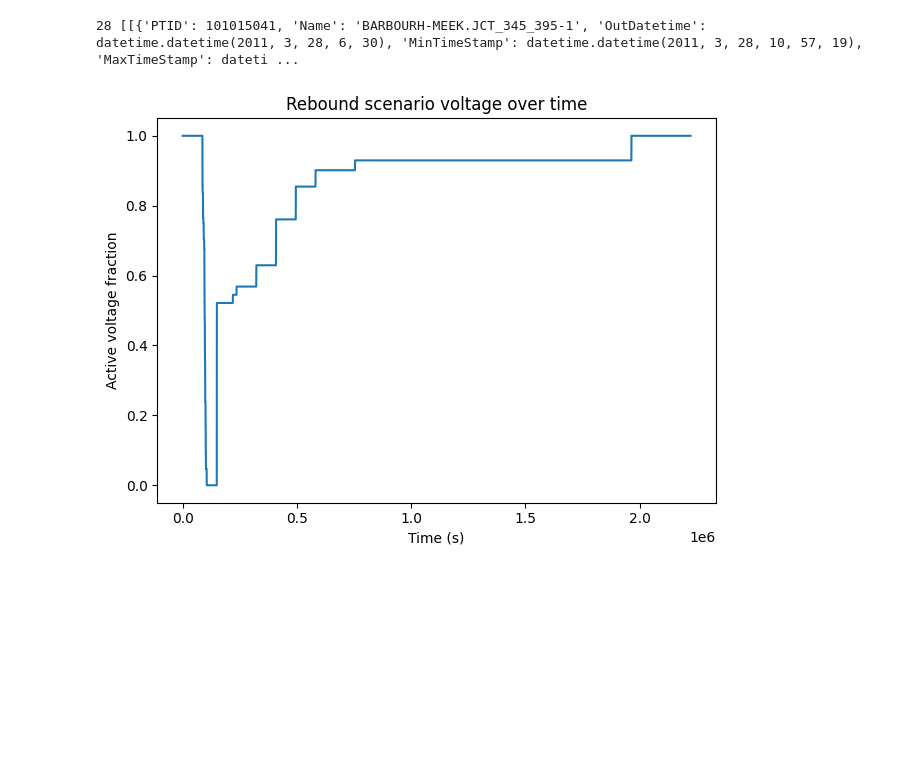
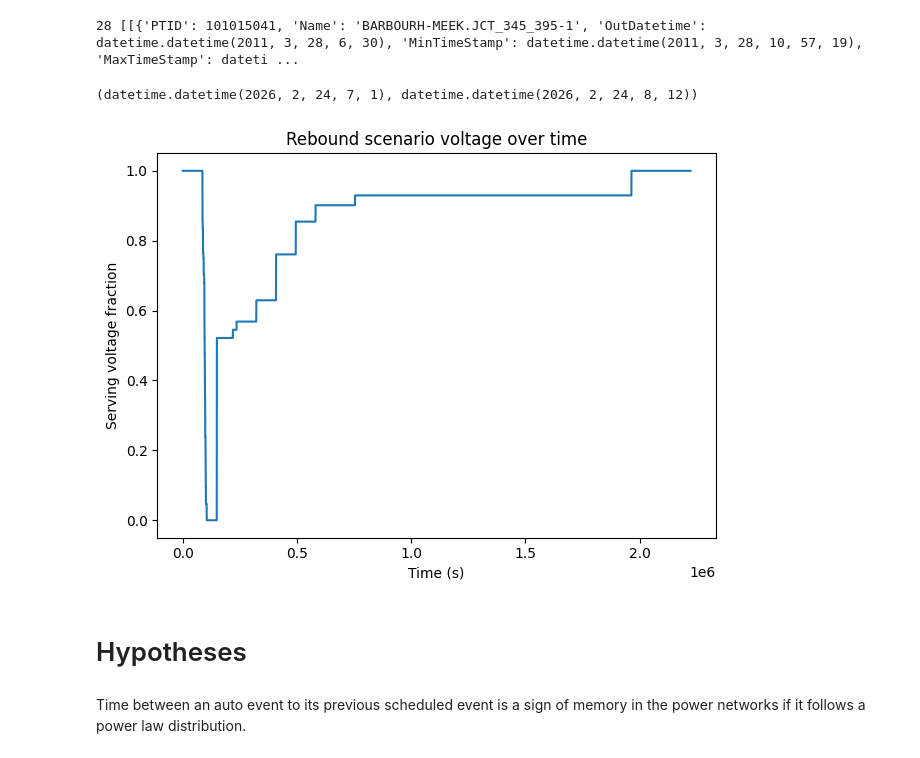
Before and after one commit to mohamad-hasan-sohan-ajini/predictive-maintenance, a Jupyter notebook: src/our_data_eda.ipynb, the cells around one changed output. Saved outputs shown, nothing was run; the diff lists cells and outputs as text; code cells hidden in the pictures; blank space fills up the shorter version.

```diff
--- a/src/our_data_eda.ipynb
+++ b/src/our_data_eda.ipynb
@@ -319,13 +319,21 @@ while current_time < max_time:
         [row["Voltage"] for row in flat_scenario if is_active(row, current_time)]
     )
     v_list.append(active_v / total_voltage)
+# %%
+flat_scenario["OutDatetime"], flat_scenario["MaxTimeStamp"]
+# %% [output]
+(datetime.datetime(2026, 2, 24, 7, 1), datetime.datetime(2026, 2, 24, 8, 12))
 # %%
 fig, ax = plt.subplots()
 ax.plot(t_list, v_list)
 ax.set_xlabel("Time (s)")
-ax.set_ylabel("Active voltage fraction")
+ax.set_ylabel("Serving voltage fraction")
 ax.set_title("Rebound scenario voltage over time")
 plt.tight_layout()
 plt.savefig(output_path / "rebound_voltage_time.pdf", dpi=300)
 # %% [output]
-[figure, old version]
+[figure, new version]
+# %% [markdown]
+# Hypotheses
+# %% [markdown]
+Time between an auto event to its previous scheduled event is a sign of memory in the power networks if it follows a power law distribution.
```
Also changed, not shown: parts of 4 cells of this notebook.
